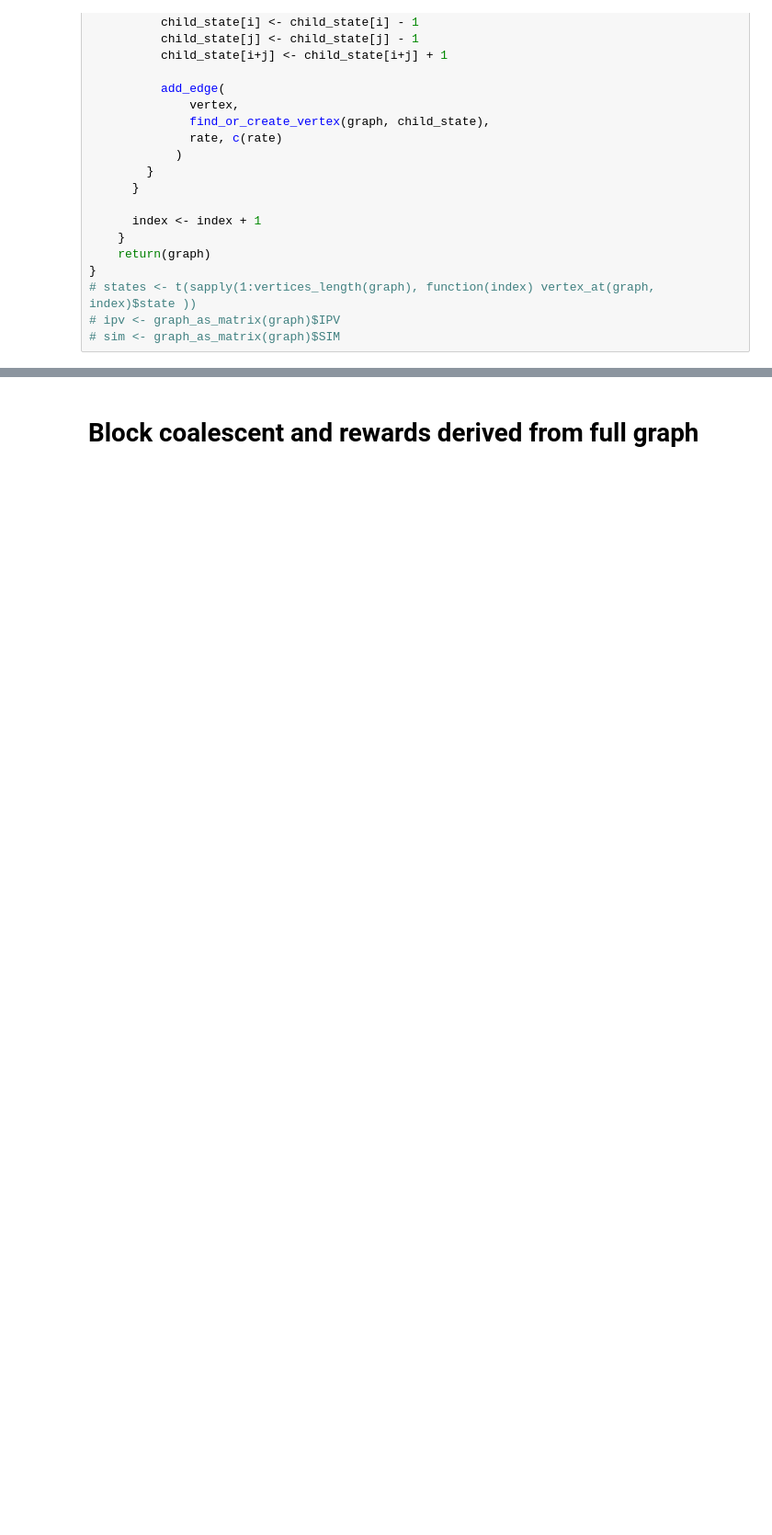
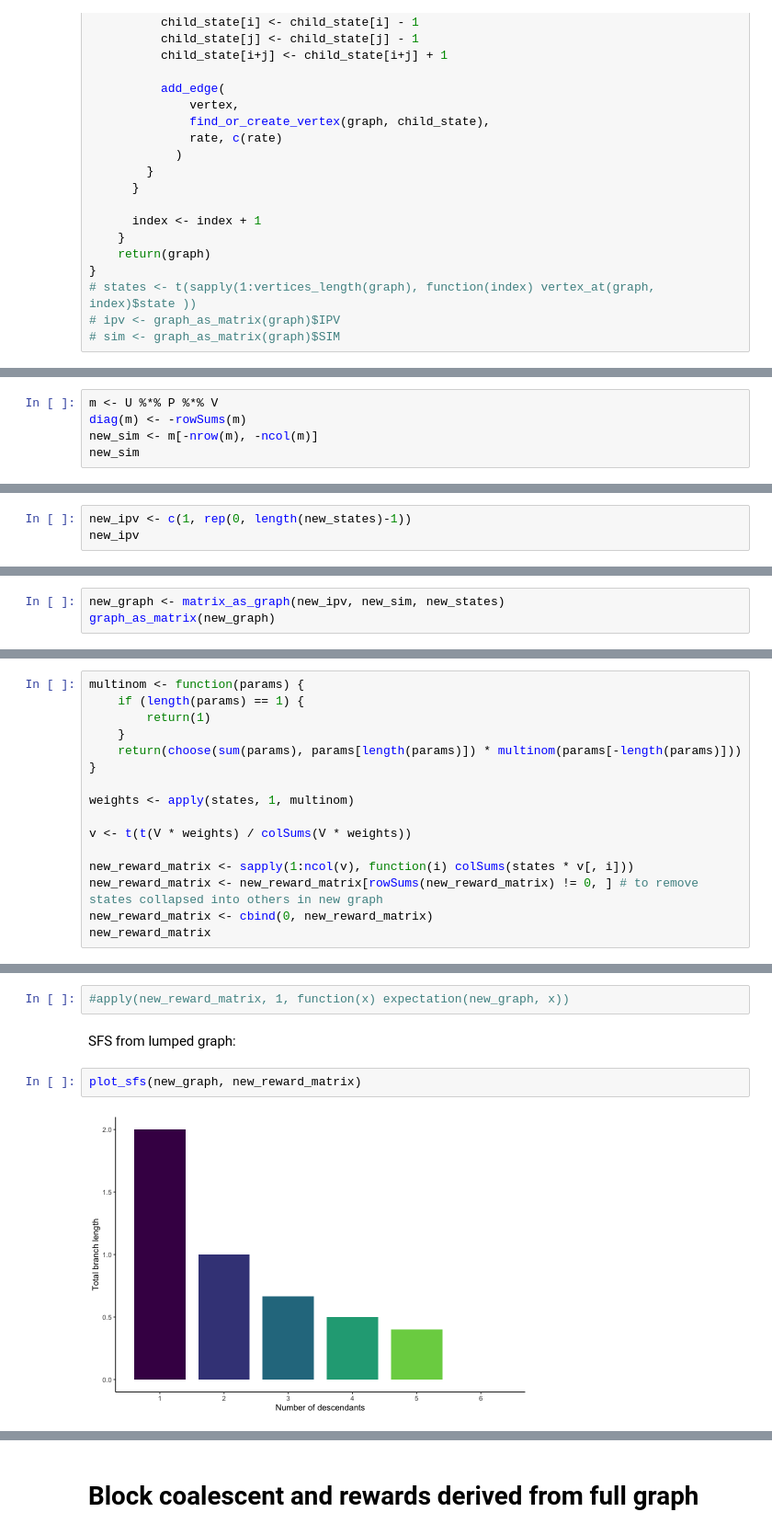
Before and after one commit to munch-group/phase-type-distributions, a Jupyter notebook: notebooks/coalescent-partitions.ipynb, the cells around one changed output, grey strips where cells are left out. Shown at 92% size. Drawn from its saved outputs; the diff is of its cells as text; blank space fills up the shorter version.

```diff
--- a/notebooks/coalescent-partitions.ipynb
+++ b/notebooks/coalescent-partitions.ipynb
@@ -175,0 +289,5 @@ standard_coalescent <- function(n) {
+# %%
+m <- U %*% P %*% V
+diag(m) <- -rowSums(m)
+new_sim <- m[-nrow(m), -ncol(m)]
+new_sim
@@ -175,0 +303,3 @@ standard_coalescent <- function(n) {
+# %%
+new_ipv <- c(1, rep(0, length(new_states)-1))
+new_ipv
@@ -175,0 +310,3 @@ standard_coalescent <- function(n) {
+# %%
+new_graph <- matrix_as_graph(new_ipv, new_sim, new_states)
+graph_as_matrix(new_graph)
@@ -175,0 +347,16 @@ standard_coalescent <- function(n) {
+# %%
+multinom <- function(params) {
+    if (length(params) == 1) {
+        return(1)
+    }
+    return(choose(sum(params), params[length(params)]) * multinom(params[-length(params)]))
+}
+
+weights <- apply(states, 1, multinom)
+
+v <- t(t(V * weights) / colSums(V * weights))
+
+new_reward_matrix <- sapply(1:ncol(v), function(i) colSums(states * v[, i]))
+new_reward_matrix <- new_reward_matrix[rowSums(new_reward_matrix) != 0, ] # to remove states collapsed into others in new graph
+new_reward_matrix <- cbind(0, new_reward_matrix)
+new_reward_matrix
@@ -175,0 +371,8 @@ standard_coalescent <- function(n) {
+# %%
+#apply(new_reward_matrix, 1, function(x) expectation(new_graph, x))
+# %% [markdown]
+SFS from lumped graph:
+# %%
+plot_sfs(new_graph, new_reward_matrix)
+# %% [output]
+[figure, added]
```
Also changed, not shown: parts of 27 cells of this notebook.
